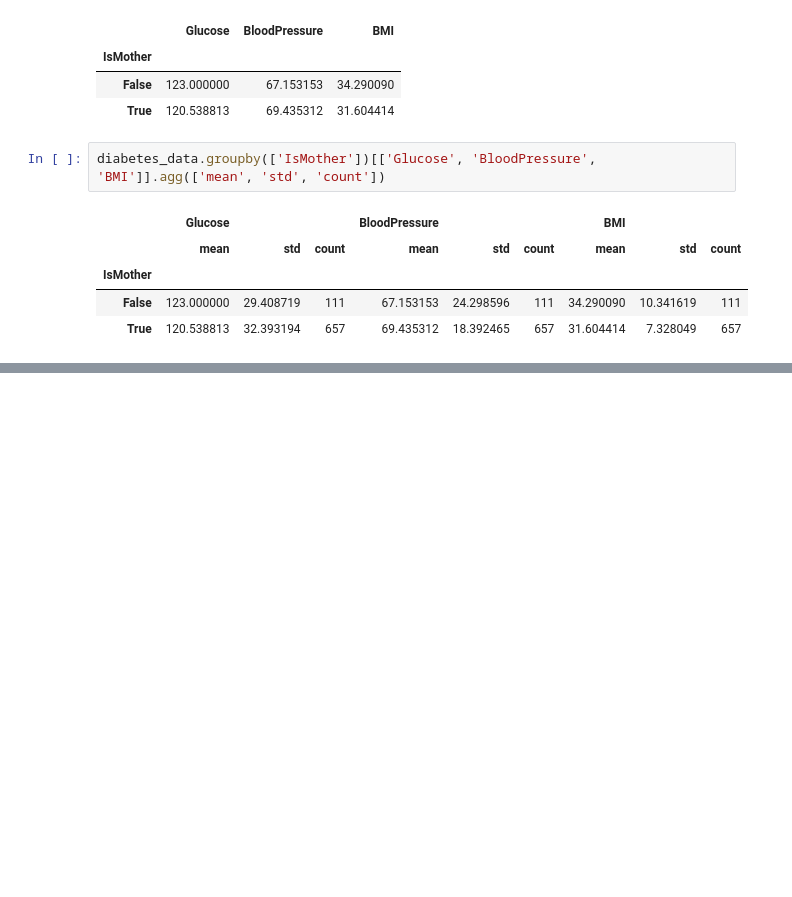
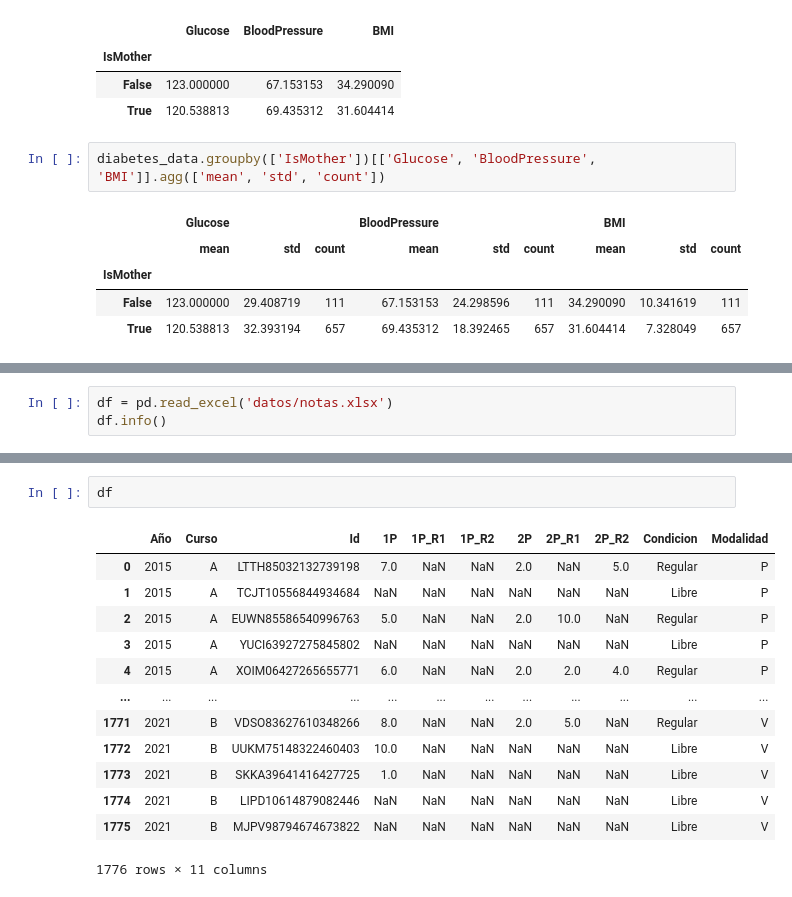
Before and after one commit to ftommasini/taller-python-cientifico, a Jupyter notebook: 2_3_Lib_Pandas.ipynb, the cells around one changed output, grey strips where cells are left out. Drawn from its saved outputs; the diff is of its cells as text; blank space fills up the shorter version.

Commit message:
Agrego ejercitación sobre Notas en Pandas

```diff
--- a/2_3_Lib_Pandas.ipynb
+++ b/2_3_Lib_Pandas.ipynb
@@ -409,0 +423,3 @@ diabetes_data.groupby(['IsMother'])[['Glucose', 'BloodPressure', 'BMI']].agg(['m
+# %%
+df = pd.read_excel('datos/notas.xlsx')
+df.info()
@@ -409,0 +445,16 @@ diabetes_data.groupby(['IsMother'])[['Glucose', 'BloodPressure', 'BMI']].agg(['m
+# %%
+df
+# %% [output]
+|  | Año | Curso | Id | 1P | 1P_R1 | 1P_R2 | 2P | 2P_R1 | 2P_R2 | Condicion | Modalidad |
+| 0 | 2015 | A | LTTH85032132739198 | 7.0 | NaN | NaN | 2.0 | NaN | 5.0 | Regular | P |
+| 1 | 2015 | A | TCJT10556844934684 | NaN | NaN | NaN | NaN | NaN | NaN | Libre | P |
+| 2 | 2015 | A | EUWN85586540996763 | 5.0 | NaN | NaN | 2.0 | 10.0 | NaN | Regular | P |
+| 3 | 2015 | A | YUCI63927275845802 | NaN | NaN | NaN | NaN | NaN | NaN | Libre | P |
+| 4 | 2015 | A | XOIM06427265655771 | 6.0 | NaN | NaN | 2.0 | 2.0 | 4.0 | Regular | P |
+| ... | ... | ... | ... | ... | ... | ... | ... | ... | ... | ... | ... |
+| 1771 | 2021 | B | VDSO83627610348266 | 8.0 | NaN | NaN | 2.0 | 5.0 | NaN | Regular | V |
+| 1772 | 2021 | B | UUKM75148322460403 | 10.0 | NaN | NaN | NaN | NaN | NaN | Libre | V |
+| 1773 | 2021 | B | SKKA39641416427725 | 1.0 | NaN | NaN | NaN | NaN | NaN | Libre | V |
+| 1774 | 2021 | B | LIPD10614879082446 | NaN | NaN | NaN | NaN | NaN | NaN | Libre | V |
+| 1775 | 2021 | B | MJPV98794674673822 | NaN | NaN | NaN | NaN | NaN | NaN | Libre | V |
+1776 rows × 11 columns
```
Also changed, not shown: parts of 9 cells of this notebook, 3 other files.
